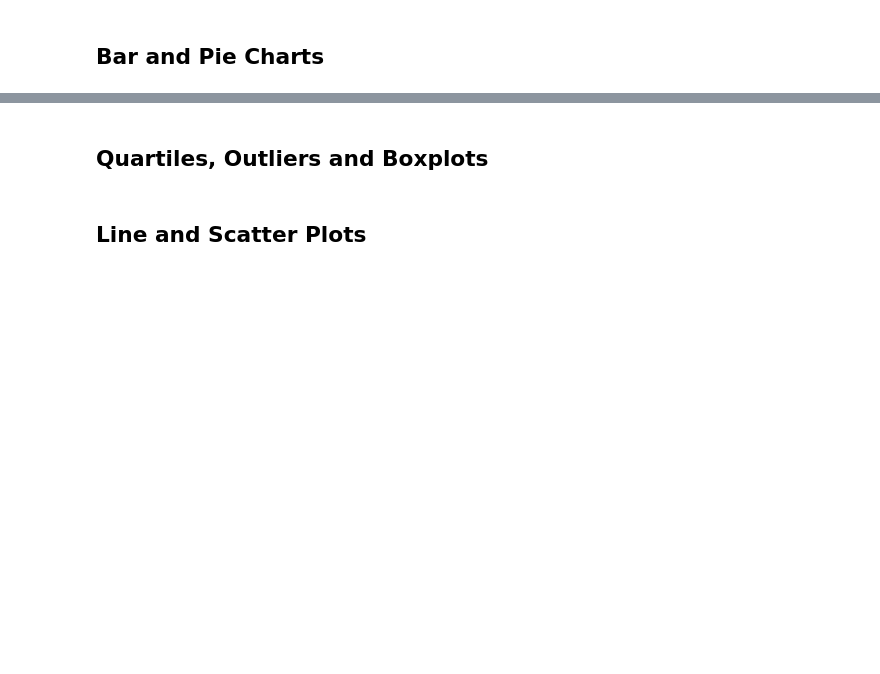
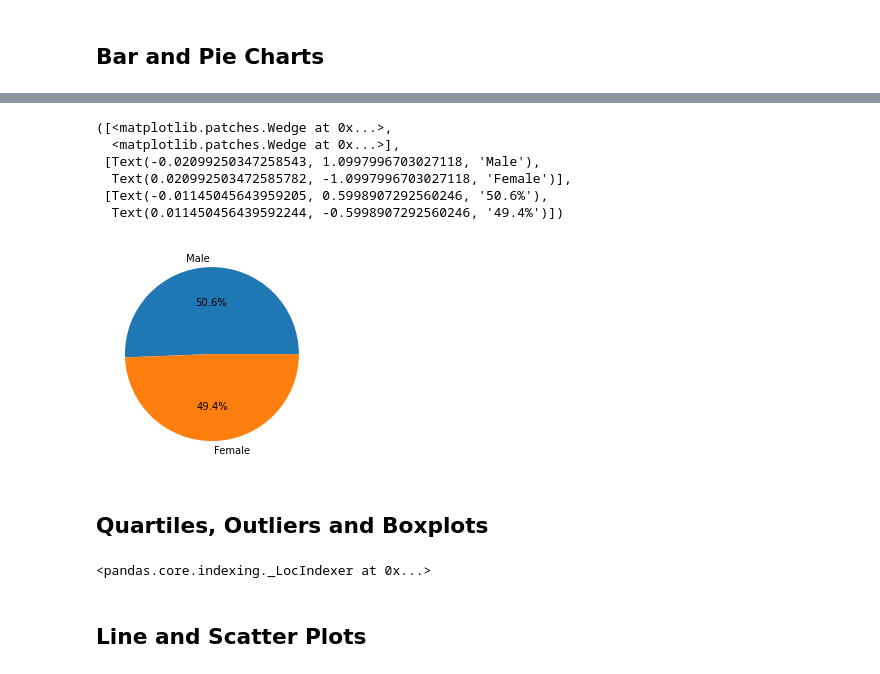
Before and after one commit to quettamar/Matplotlib-Challenge, a Jupyter notebook: Pymaceuticals/pymaceuticals_starter.ipynb, the cells around one changed output, grey strips where cells are left out. Cells and saved outputs as stored; diff of their text form; code cells hidden in the pictures; blank space fills up the shorter version.

```diff
--- a/Pymaceuticals/pymaceuticals_starter.ipynb
+++ b/Pymaceuticals/pymaceuticals_starter.ipynb
@@ -163,15 +199,33 @@ summary_stats
 # %%
 # Generate a pie plot showing the distribution of female versus male mice using pyplot
+Male = gender["Male"]
+Female = gender["Female"]
+sizes = gender
+labels = ["Male", "Female"]
+plt.pie(sizes, labels=labels, autopct='%1.1f%%')
+# %% [output]
+([<matplotlib.patches.Wedge at 0x...>,
+  <matplotlib.patches.Wedge at 0x...>],
+ [Text(-0.02099250347258543, 1.0997996703027118, 'Male'),
+  Text(0.020992503472585782, -1.0997996703027118, 'Female')],
+ [Text(-0.01145045643959205, 0.5998907292560246, '50.6%'),
+  Text(0.011450456439592244, -0.5998907292560246, '49.4%')])
+[figure, added]
 # %% [markdown]
 ## Quartiles, Outliers and Boxplots
 # %%
 # Calculate the final tumor volume of each mouse across four of the treatment regimens:
 # Capomulin, Ramicane, Infubinol, and Ceftamin
-
+cap_tumor = clean_results.loc(["Drug Regimen"] == "Capomulin")
+#["Tumor Volume (mm3)"]
+cap_tumor
+#max_tumor = clean_results["Drug Regimen"]()
 # Start by getting the last (greatest) timepoint for each mouse
 
 
 # Merge this group df with the original dataframe to get the tumor volume at the last timepoint
+# %% [output]
+<pandas.core.indexing._LocIndexer at 0x...>
 # %%
 # Put treatments into a list for for loop (and later for plot labels)
 
```
Also changed, not shown: parts of 5 cells of this notebook.
